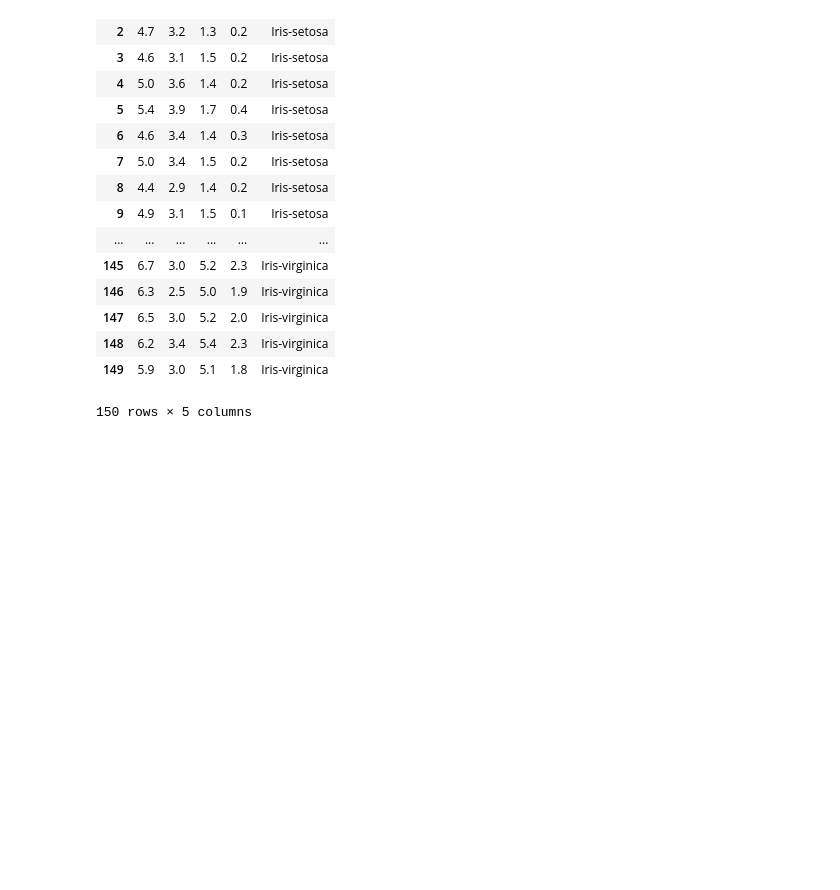
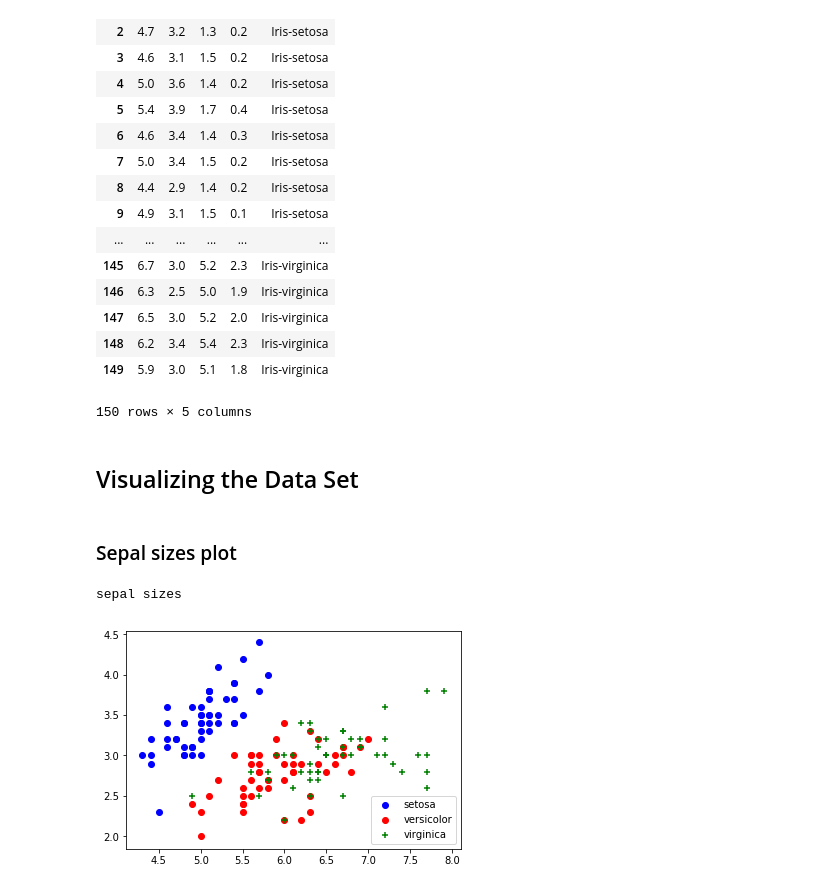
Before and after one commit to LRAbbade/Iris_Test, a Jupyter notebook: iris_notebook.ipynb, the cells around one changed output. Saved outputs shown, nothing was run; the diff lists cells and outputs as text; code cells hidden in the pictures; blank space fills up the shorter version.

```diff
--- a/iris_notebook.ipynb
+++ b/iris_notebook.ipynb
@@ -23,3 +34,29 @@ df
 | 148 | 6.2 | 3.4 | 5.4 | 2.3 | Iris-virginica |
 | 149 | 5.9 | 3.0 | 5.1 | 1.8 | Iris-virginica |
 150 rows × 5 columns
+# %% [markdown]
+## Visualizing the Data Set
+# %%
+y_data = df.iloc[:, -1]
+# %%
+types_separated = [df.loc[df[4] == i] for i in y_data.unique()]
+
+setosa = types_separated[0]
+versicolor = types_separated[1]
+virginica = types_separated[2]
+# %% [markdown]
+### Sepal sizes plot
+# %%
+print('sepal sizes')
+
+fig = plt.figure()
+ax1 = fig.add_subplot(111)
+
+ax1.scatter(setosa[0], setosa[1], c='b', marker="o", label='setosa')
+ax1.scatter(versicolor[0], versicolor[1], c='r', marker="o", label='versicolor')
+ax1.scatter(virginica[0], virginica[1], c='g', marker="+", label='virginica')
+plt.legend(loc='lower right');
+plt.show()
+# %% [output]
+sepal sizes
+[figure, added]
```
Also changed, not shown: parts of 22 cells of this notebook, 3 other files.
